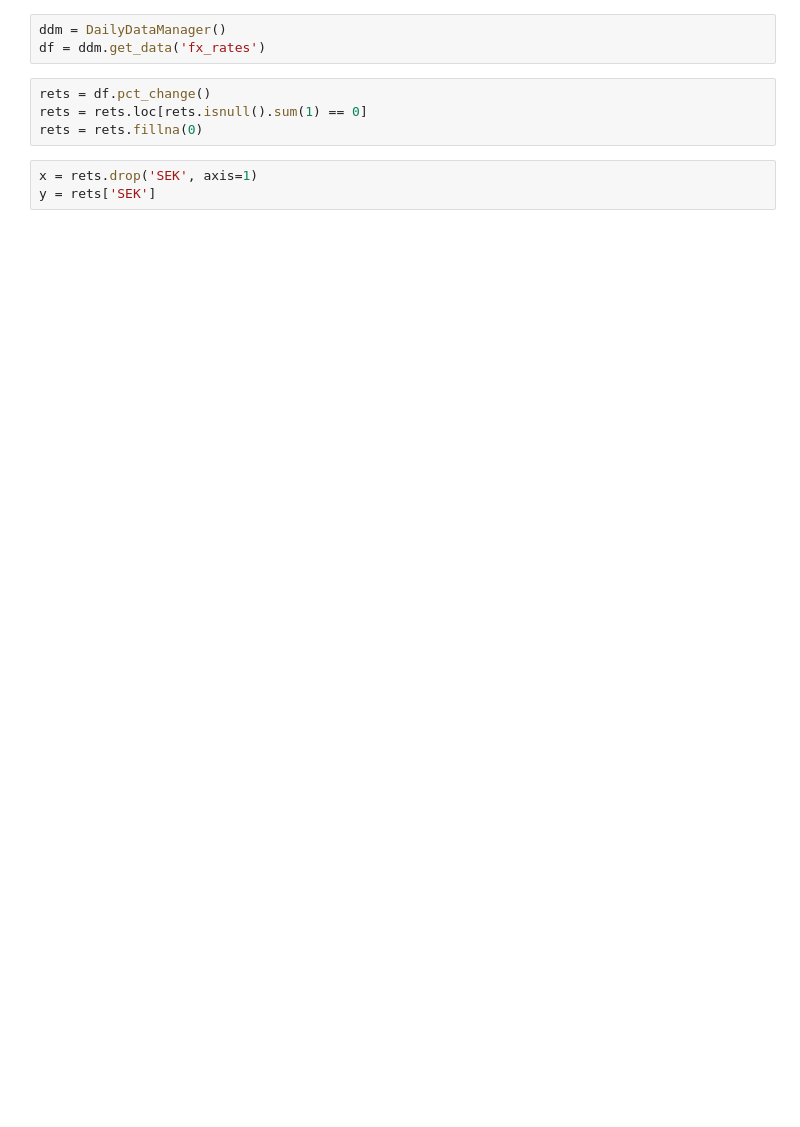
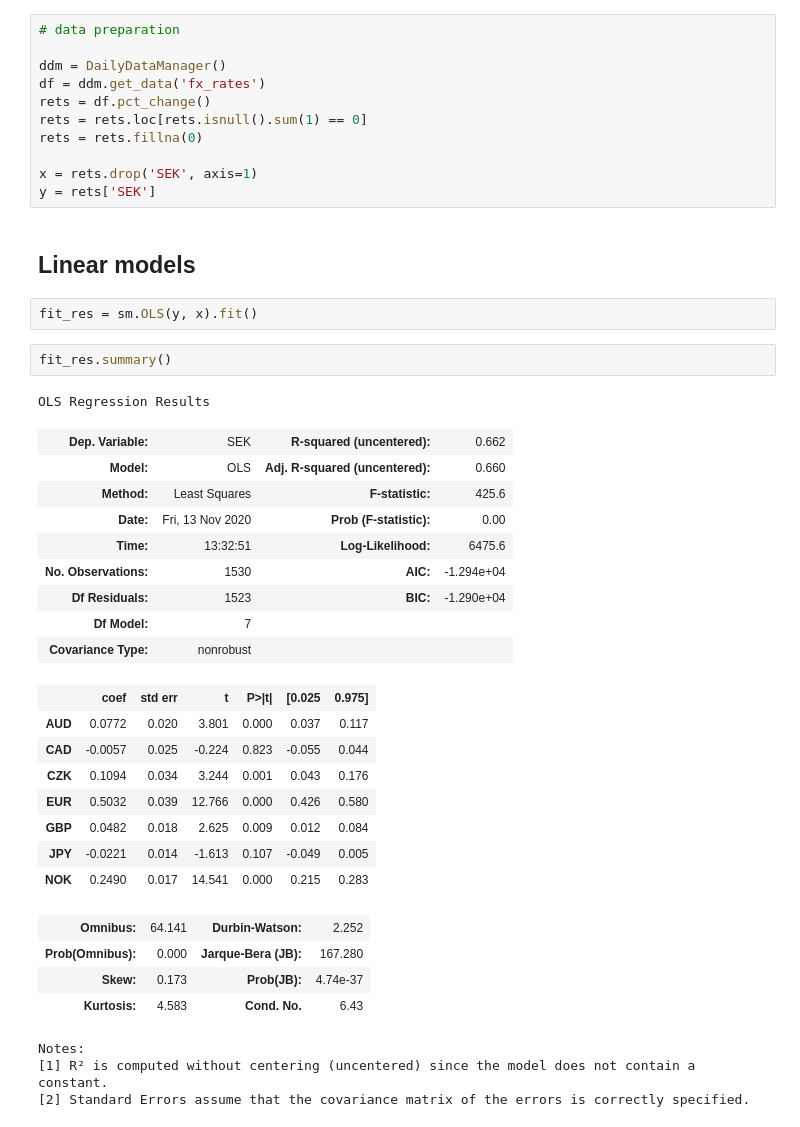
Before and after one commit to ghost368/notebooks, a Jupyter notebook: quant_notebooks/linear_models.ipynb, the cells around one changed output. Saved outputs shown, nothing was run; the diff lists cells and outputs as text; blank space fills up the shorter version.

```diff
--- a/quant_notebooks/linear_models.ipynb
+++ b/quant_notebooks/linear_models.ipynb
@@ -27,10 +20,43 @@ import seaborn as sns
-# %%
-ddm = DailyDataManager()
-df = ddm.get_data('fx_rates')
 # %%
+# data preparation
+
+ddm = DailyDataManager()
+df = ddm.get_data('fx_rates')
 rets = df.pct_change()
 rets = rets.loc[rets.isnull().sum(1) == 0]
 rets = rets.fillna(0)
+
+x = rets.drop('SEK', axis=1)
+y = rets['SEK']
-# %%
-x = rets.drop('SEK', axis=1)
-y = rets['SEK']
+# %% [markdown]
+## Linear models
+# %%
+fit_res = sm.OLS(y, x).fit()
+# %%
+fit_res.summary()
+# %% [output]
+OLS Regression Results
+| Dep. Variable: | SEK | R-squared (uncentered): | 0.662 |
+| Model: | OLS | Adj. R-squared (uncentered): | 0.660 |
+| Method: | Least Squares | F-statistic: | 425.6 |
+| Date: | Fri, 13 Nov 2020 | Prob (F-statistic): | 0.00 |
+| Time: | 13:32:51 | Log-Likelihood: | 6475.6 |
+| No. Observations: | 1530 | AIC: | -1.294e+04 |
+| Df Residuals: | 1523 | BIC: | -1.290e+04 |
+| Df Model: | 7 |  |  |
+| Covariance Type: | nonrobust |  |  |
+|  | coef | std err | t | P>|t| | [0.025 | 0.975] |
+| AUD | 0.0772 | 0.020 | 3.801 | 0.000 | 0.037 | 0.117 |
+| CAD | -0.0057 | 0.025 | -0.224 | 0.823 | -0.055 | 0.044 |
+| CZK | 0.1094 | 0.034 | 3.244 | 0.001 | 0.043 | 0.176 |
+| EUR | 0.5032 | 0.039 | 12.766 | 0.000 | 0.426 | 0.580 |
+| GBP | 0.0482 | 0.018 | 2.625 | 0.009 | 0.012 | 0.084 |
+| JPY | -0.0221 | 0.014 | -1.613 | 0.107 | -0.049 | 0.005 |
+| NOK | 0.2490 | 0.017 | 14.541 | 0.000 | 0.215 | 0.283 |
+| Omnibus: | 64.141 | Durbin-Watson: | 2.252 |
+| Prob(Omnibus): | 0.000 | Jarque-Bera (JB): | 167.280 |
+| Skew: | 0.173 | Prob(JB): | 4.74e-37 |
+| Kurtosis: | 4.583 | Cond. No. | 6.43 |
+Notes:
+[1] R² is computed without centering (uncentered) since the model does not contain a constant.
+[2] Standard Errors assume that the covariance matrix of the errors is correctly specified.
```
Also changed, not shown: parts of 17 cells of this notebook, 6 other files.
